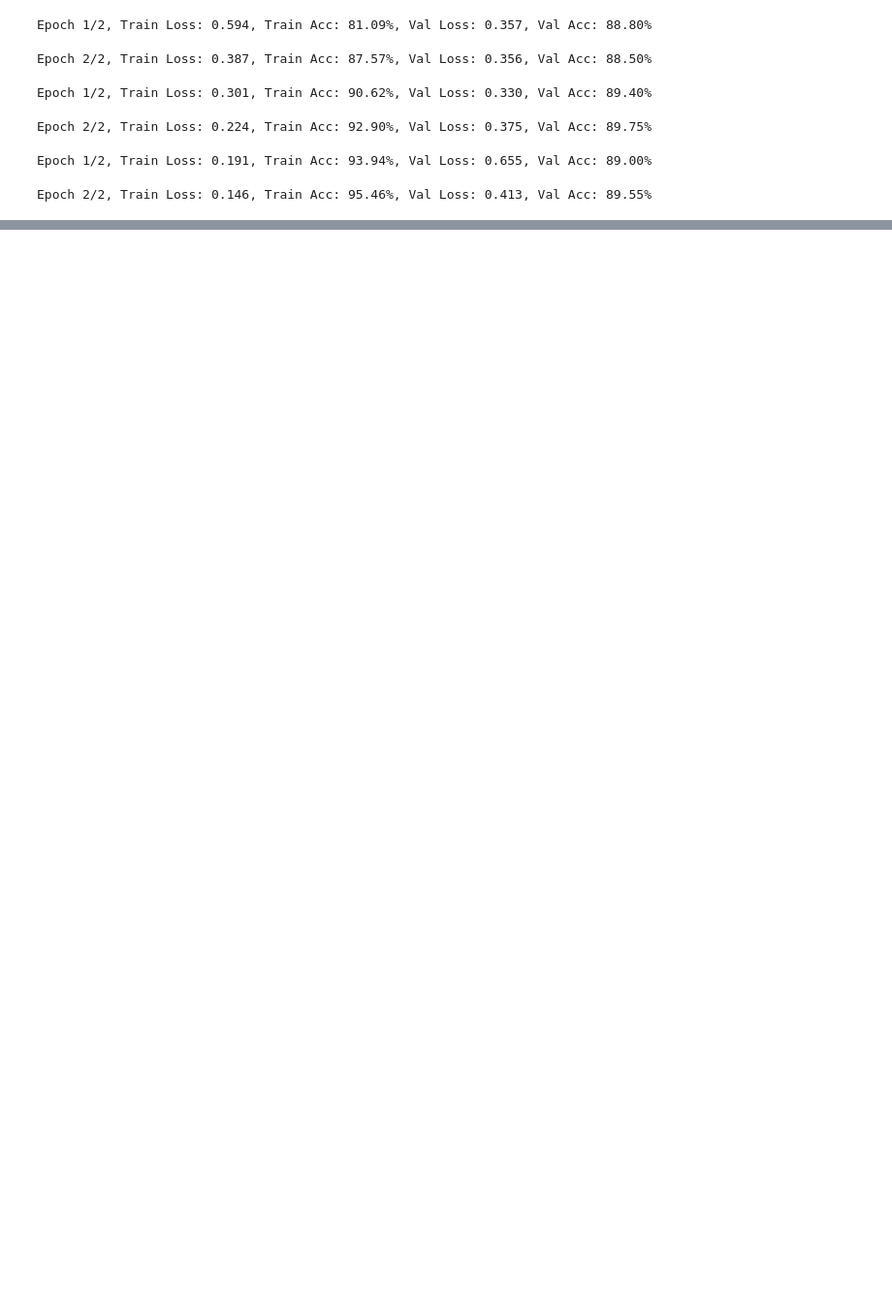
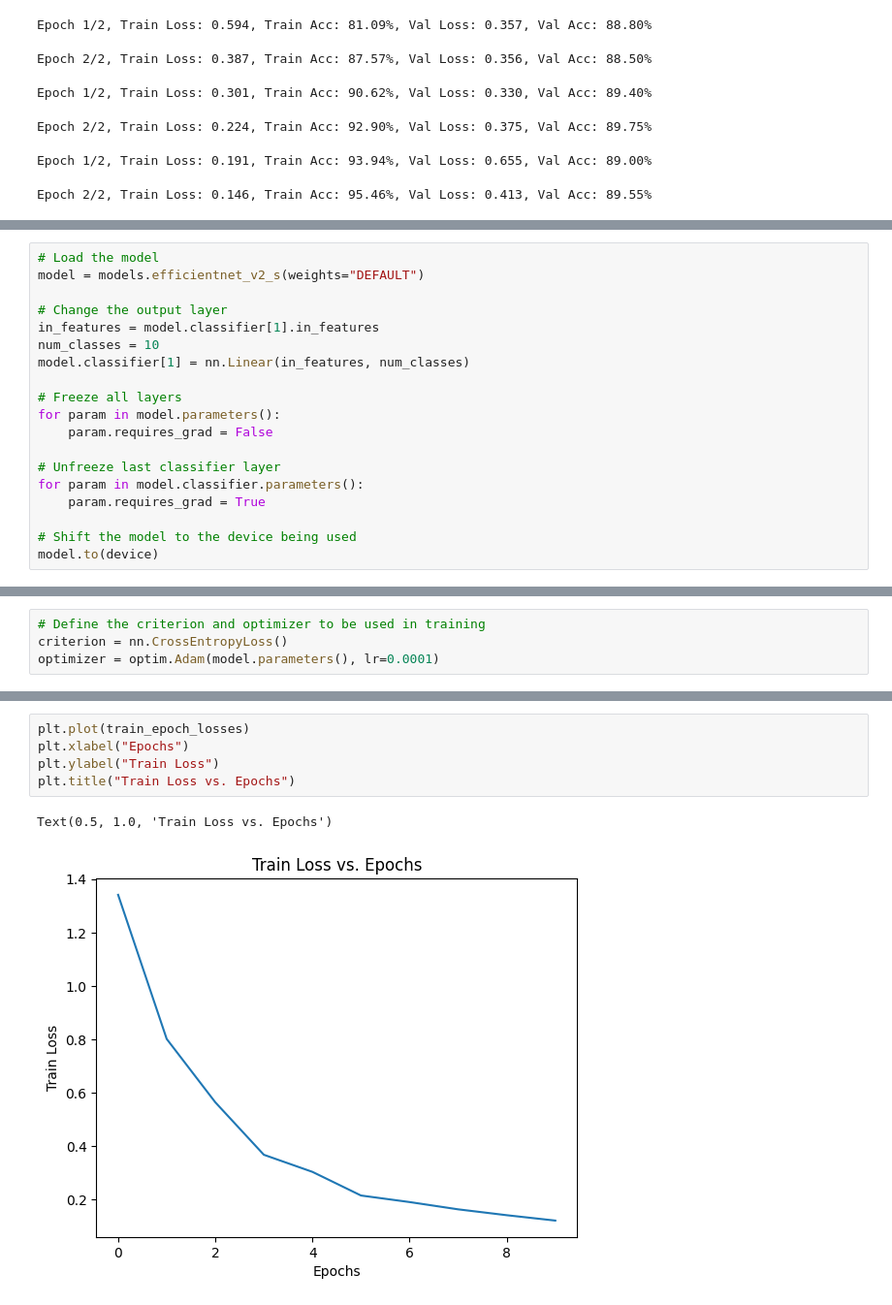
Before and after one commit to Siddhant-DA24M021/da6401_assignment2, a Jupyter notebook: partB/part_b.ipynb, the cells around one changed output, grey strips where cells are left out. Shown at 97% size. Saved outputs shown, nothing was run; the diff lists cells and outputs as text; blank space fills up the shorter version.

```diff
--- a/partB/part_b.ipynb
+++ b/partB/part_b.ipynb
@@ -504,0 +526,19 @@ Epoch 2/2, Train Loss: 0.146, Train Acc: 95.46%, Val Loss: 0.413, Val Acc: 89.55
+# %%
+# Load the model
+model = models.efficientnet_v2_s(weights="DEFAULT")
+
+# Change the output layer
+in_features = model.classifier[1].in_features
+num_classes = 10
+model.classifier[1] = nn.Linear(in_features, num_classes)
+
+# Freeze all layers
+for param in model.parameters():
+    param.requires_grad = False
+
+# Unfreeze last classifier layer
+for param in model.classifier.parameters():
+    param.requires_grad = True
+
+# Shift the model to the device being used
+model.to(device)
@@ -504,0 +564,4 @@ Epoch 2/2, Train Loss: 0.146, Train Acc: 95.46%, Val Loss: 0.413, Val Acc: 89.55
+# %%
+# Define the criterion and optimizer to be used in training
+criterion = nn.CrossEntropyLoss()
+optimizer = optim.Adam(model.parameters(), lr=0.0001)
@@ -504,0 +613,8 @@ Epoch 2/2, Train Loss: 0.146, Train Acc: 95.46%, Val Loss: 0.413, Val Acc: 89.55
+# %%
+plt.plot(train_epoch_losses)
+plt.xlabel("Epochs")
+plt.ylabel("Train Loss")
+plt.title("Train Loss vs. Epochs")
+# %% [output]
+Text(0.5, 1.0, 'Train Loss vs. Epochs')
+[figure, added]
```
Also changed, not shown: parts of 7 cells of this notebook, 5 other files.
